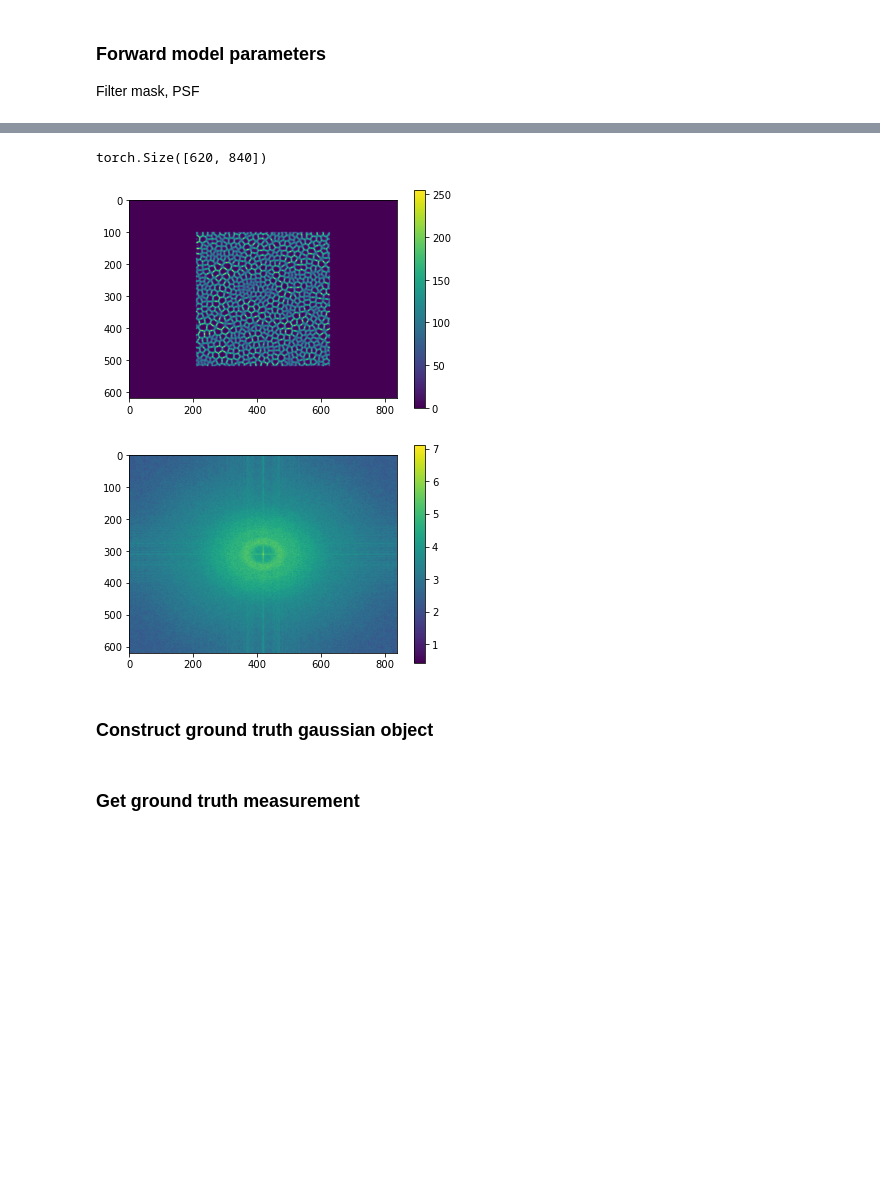
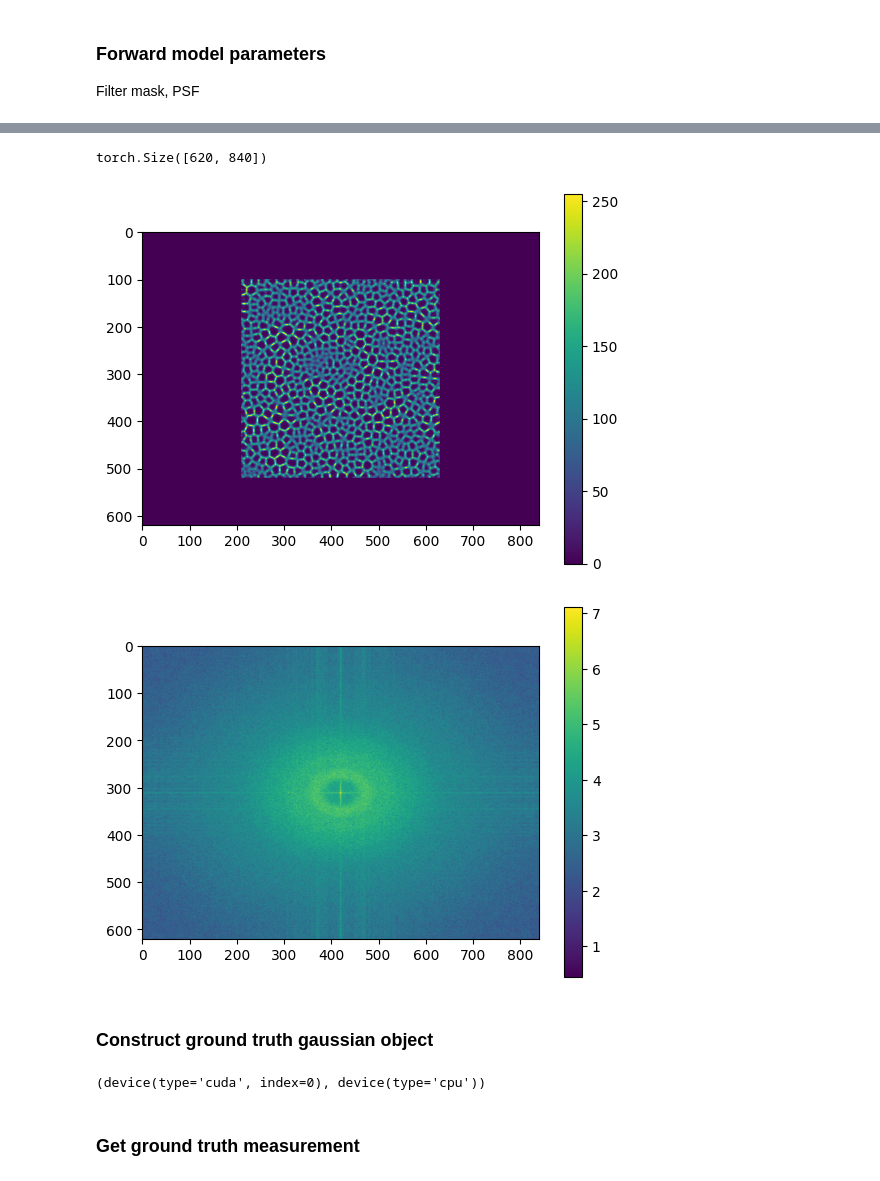
Before and after one commit to neerja/spectralmicroscope_gaussiansplatting, a Jupyter notebook: GaussSplatting/gaussian_localization.ipynb, the cells around one changed output, grey strips where cells are left out. Saved outputs shown, nothing was run; the diff lists cells and outputs as text; code cells hidden in the pictures; blank space fills up the shorter version.

```diff
--- a/GaussSplatting/gaussian_localization.ipynb
+++ b/GaussSplatting/gaussian_localization.ipynb
@@ -32,3 +32,5 @@ importlib.reload(gp)
+# %%
+device = torch.device("cuda" if torch.cuda.is_available() else "cpu")
 # %% [markdown]
 ### Forward model parameters
 Filter mask, PSF
@@ -57,11 +59,11 @@ wavelength_new = np.arange(wavelength_min, wavelength_max + wavelength_step, wav
 # Sum the filter array over the specified wavelength range
 filt_arr = sdc.sumFilterArray(filter_stack, wavelengths, wavelength_min, wavelength_max, wavelength_step)
 filt_arr = filt_arr / np.amax(filt_arr) # normalize
-m = torch.tensor(filt_arr) # make tensor
+m = torch.tensor(filt_arr, device=device) # make tensor
 
 # Plot the sum of the filter array across the last dimension
 plt.figure()
-plt.imshow(torch.sum(m, axis=2))
+plt.imshow(torch.sum(m, axis=2).cpu())
 plt.show()
 
 # Print the shape of the tensor
@@ -76,30 +78,31 @@ Shape of the filter array: torch.Size([620, 840, 45])
 # %%
 # PSF
 
 datafolder = '../PSF'
 fname = 'psf_090_1.png'
 psf = torch.from_numpy(imageio.imread(os.path.join(datafolder, fname)))
+psf = psf.to(device)
 
  # Expand the PSF to match the shape of the filter array
 pad_h = (m.shape[0] - psf.shape[0]) // 2
 pad_w = (m.shape[1] - psf.shape[1]) // 2
 padding = (pad_w, m.shape[1] - psf.shape[1] - pad_w, pad_h, m.shape[0] - psf.shape[0] - pad_h)
 h = torch.nn.functional.pad(psf, padding, mode='constant', value=0)
 print(h.shape)
 
 plt.figure()
-plt.imshow(h)
+plt.imshow(h.cpu())
 plt.colorbar()
 plt.show()
 
 hf = torch.fft.fftshift(torch.fft.fft2(h,dim=(0,1)))
-plt.imshow(torch.log10(torch.abs(hf)))
+plt.imshow(torch.log10(torch.abs(hf)).cpu())
 plt.colorbar()
 plt.show()
 # %% [output]
 torch.Size([620, 840])
-[figure, old version]
+[figure, new version]
-[figure, old version]
+[figure, new version]
 # %% [markdown]
 ### Construct ground truth gaussian object
 # %%
@@ -119,3 +124,7 @@ g3d = g_ground.createPixelGauss(NY,NX,NL)
+# %%
+g_ground_values.device, g3d.device
+# %% [output]
+(device(type='cuda', index=0), device(type='cpu'))
 # %% [markdown]
 ### Get ground truth measurement
 # %%
```
Also changed, not shown: parts of 16 cells of this notebook, 1 other file.
